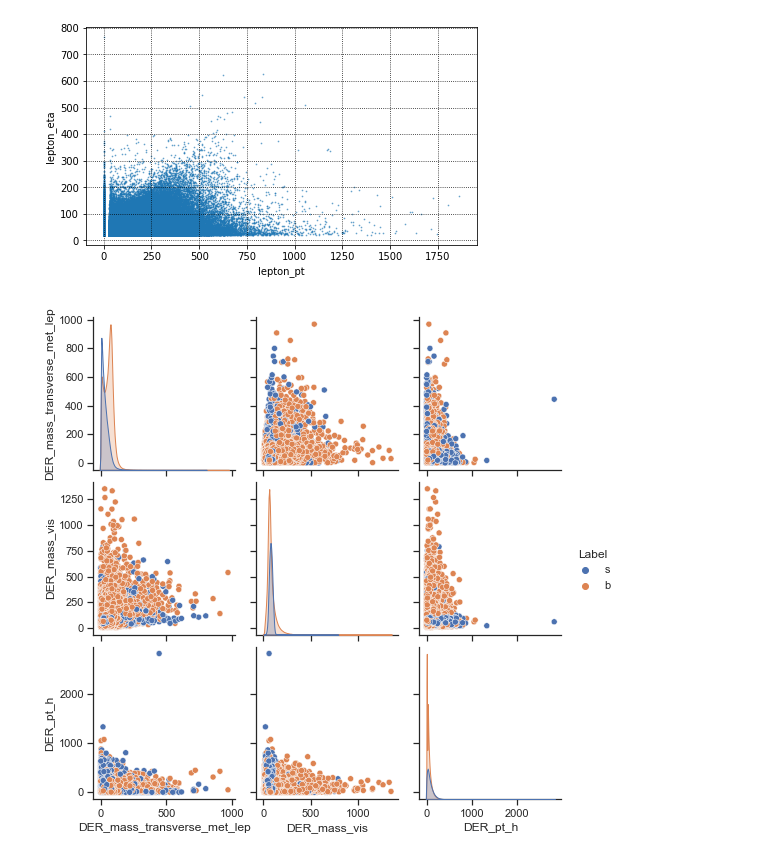
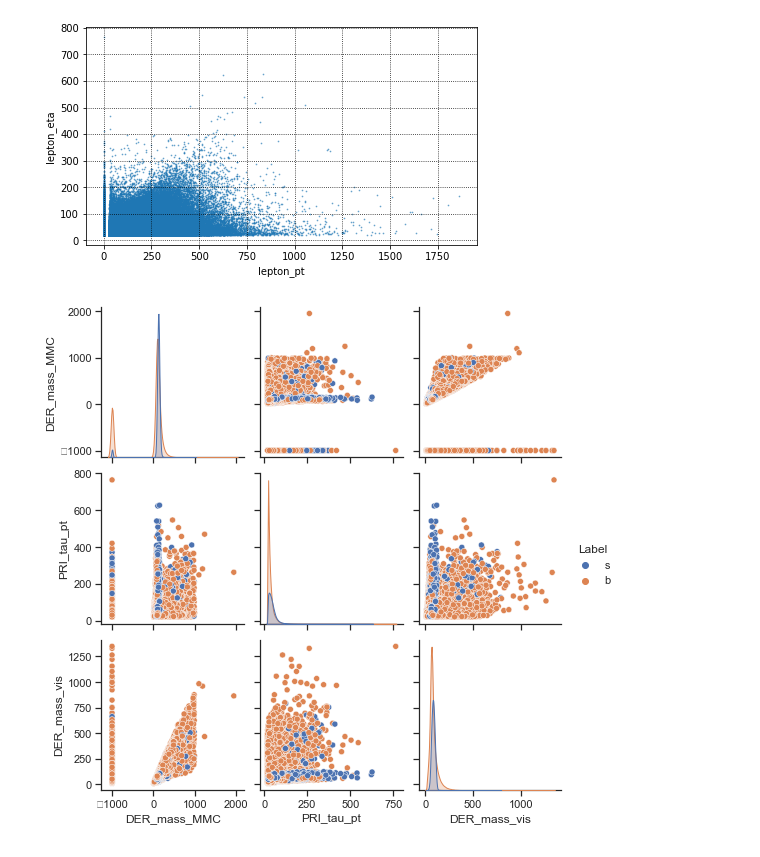
Before and after one commit to Alomar325/hep_feature_selection, a Jupyter notebook: notebooks/2022-05-05-Lee-Datos-Higgs.ipynb, the cells around one changed output. Drawn from its saved outputs; the diff is of its cells as text; code cells hidden in the pictures.

```diff
--- a/notebooks/2022-05-05-Lee-Datos-Higgs.ipynb
+++ b/notebooks/2022-05-05-Lee-Datos-Higgs.ipynb
@@ -125,8 +184,8 @@ plt.show()
 # %%
 #pair plot (matrix scatterplot) of few columns
 sns.set(style="ticks", color_codes=True)
-sns.pairplot(df,vars = ['DER_mass_transverse_met_lep',
-       'DER_mass_vis', 'DER_pt_h'], hue="Label")
+sns.pairplot(df,vars = ['DER_mass_MMC',
+       'PRI_tau_pt', 'DER_mass_vis'], hue="Label")
 plt.show()
 # %% [output]
-[figure, old version]
+[figure, new version]
```
Also changed, not shown: parts of 6 cells of this notebook.
